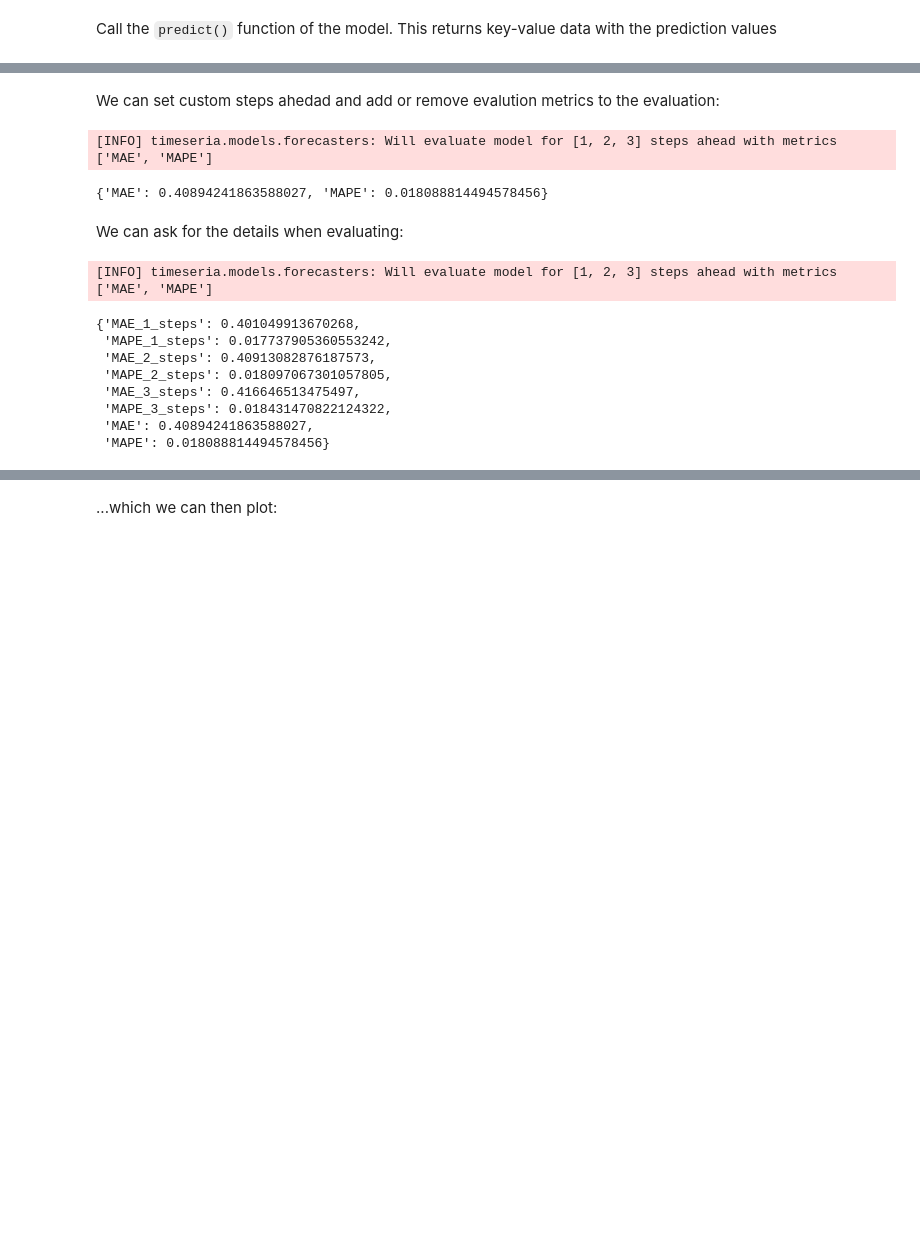
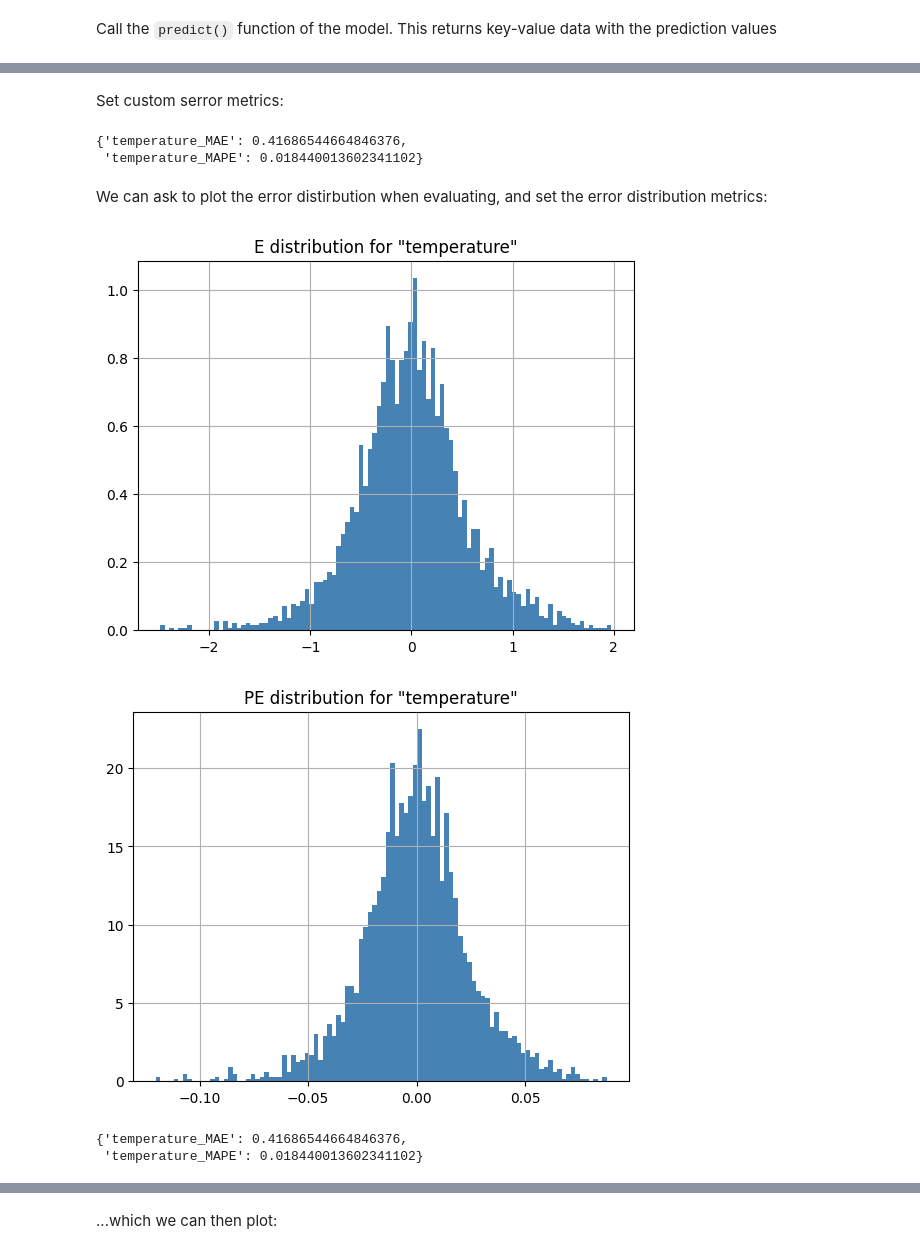
Before and after one commit to sarusso/Timeseria-notebooks, a Jupyter notebook: notebooks/Forecasting - Advanced Evaluation.ipynb, the cells around one changed output, grey strips where cells are left out. Drawn from its saved outputs; the diff is of its cells as text; code cells hidden in the pictures; blank space fills up the shorter version.

```diff
--- a/notebooks/Forecasting - Advanced Evaluation.ipynb
+++ b/notebooks/Forecasting - Advanced Evaluation.ipynb
@@ -62,22 +62,19 @@ forecaster.evaluate(timeseries)
-# %% [markdown]
-We can set custom steps ahedad and add or remove evalution metrics to the evaluation:
+# %% [markdown]
+Set custom serror metrics:
 # %%
-forecaster.evaluate(timeseries, steps=[1,2,3], metrics=['MAE', 'MAPE'])
+forecaster.evaluate(timeseries, error_metrics=['MAE', 'MAPE'])
 # %% [output]
-[INFO] timeseria.models.forecasters: Will evaluate model for [1, 2, 3] steps ahead with metrics ['MAE', 'MAPE']
+{'temperature_MAE': 0.41686544664846376,
+ 'temperature_MAPE': 0.018440013602341102}
-{'MAE': 0.40894241863588027, 'MAPE': 0.018088814494578456}
 # %% [markdown]
-We can ask for the details when evaluating:
+We can ask to plot the error distirbution when evaluating, and set the error distribution metrics:
 # %%
-forecaster.evaluate(timeseries, steps=[1,2,3], metrics=['MAE', 'MAPE'], details=True)
+forecaster.evaluate(timeseries, error_metrics=['MAE', 'MAPE'],
+                    plot_error_distribution=True,
+                    error_distribution_metrics=['E', 'PE'])
 # %% [output]
+[figure, added]
+[figure, added]
-[INFO] timeseria.models.forecasters: Will evaluate model for [1, 2, 3] steps ahead with metrics ['MAE', 'MAPE']
+{'temperature_MAE': 0.41686544664846376,
+ 'temperature_MAPE': 0.018440013602341102}
-{'MAE_1_steps': 0.401049913670268,
- 'MAPE_1_steps': 0.017737905360553242,
- 'MAE_2_steps': 0.40913082876187573,
- 'MAPE_2_steps': 0.018097067301057805,
- 'MAE_3_steps': 0.416646513475497,
- 'MAPE_3_steps': 0.018431470822124322,
- 'MAE': 0.40894241863588027,
- 'MAPE': 0.018088814494578456}
 # %% [markdown]
```
Also changed, not shown: parts of 13 cells of this notebook, 9 other files.
